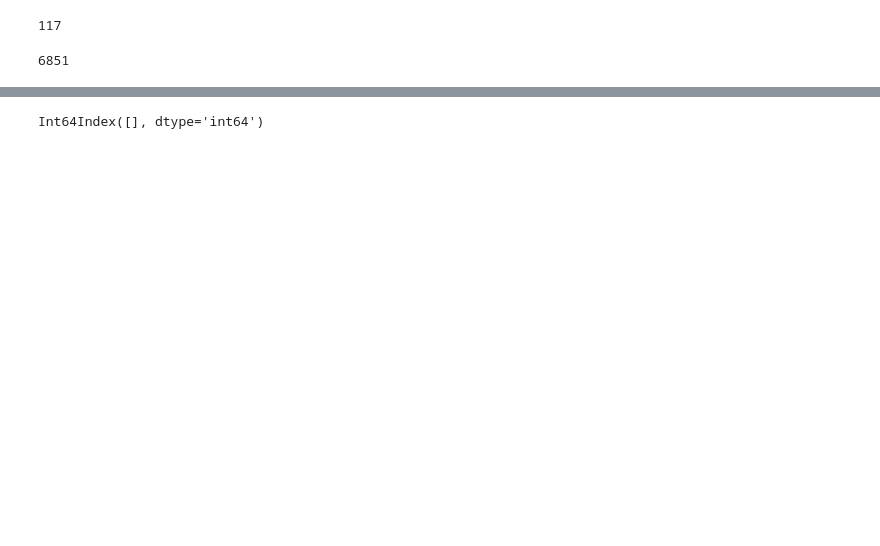
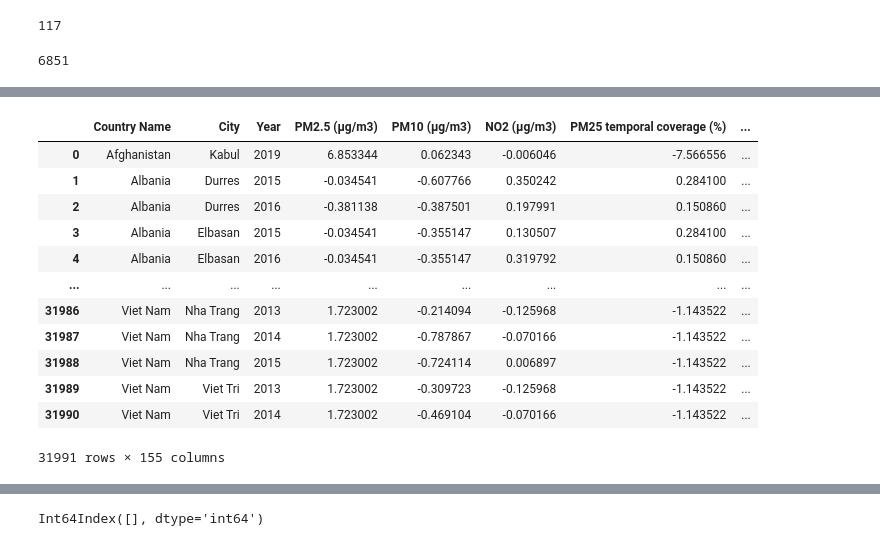
Before and after one commit to AgustinCdeCelis/Air-Quality, a Jupyter notebook: analisis.ipynb, the cells around one changed output, grey strips where cells are left out. Drawn from its saved outputs; the diff is of its cells as text; code cells hidden in the pictures; blank space fills up the shorter version.

```diff
--- a/analisis.ipynb
+++ b/analisis.ipynb
@@ -511,0 +601,21 @@ sns.heatmap(df.corr(),annot=True)
+# %%
+df.reset_index(drop=True, inplace=True)
+df_encoded.reset_index(drop=True, inplace=True)
+
+
+df_def = pd.concat([df,df_encoded],axis=1)
+df_def
+# %% [output]
+|  | Country Name | City | Year | PM2.5 (μg/m3) | PM10 (μg/m3) | NO2 (μg/m3) | PM25 temporal coverage (%) | ... |
+| 0 | Afghanistan | Kabul | 2019 | 6.853344 | 0.062343 | -0.006046 | -7.566556 | ... |
+| 1 | Albania | Durres | 2015 | -0.034541 | -0.607766 | 0.350242 | 0.284100 | ... |
+| 2 | Albania | Durres | 2016 | -0.381138 | -0.387501 | 0.197991 | 0.150860 | ... |
+| 3 | Albania | Elbasan | 2015 | -0.034541 | -0.355147 | 0.130507 | 0.284100 | ... |
+| 4 | Albania | Elbasan | 2016 | -0.034541 | -0.355147 | 0.319792 | 0.150860 | ... |
+| ... | ... | ... | ... | ... | ... | ... | ... | ... |
+| 31986 | Viet Nam | Nha Trang | 2013 | 1.723002 | -0.214094 | -0.125968 | -1.143522 | ... |
+| 31987 | Viet Nam | Nha Trang | 2014 | 1.723002 | -0.787867 | -0.070166 | -1.143522 | ... |
+| 31988 | Viet Nam | Nha Trang | 2015 | 1.723002 | -0.724114 | 0.006897 | -1.143522 | ... |
+| 31989 | Viet Nam | Viet Tri | 2013 | 1.723002 | -0.309723 | -0.125968 | -1.143522 | ... |
+| 31990 | Viet Nam | Viet Tri | 2014 | 1.723002 | -0.469104 | -0.070166 | -1.143522 | ... |
+31991 rows × 155 columns
```
Also changed, not shown: parts of 15 cells of this notebook.
